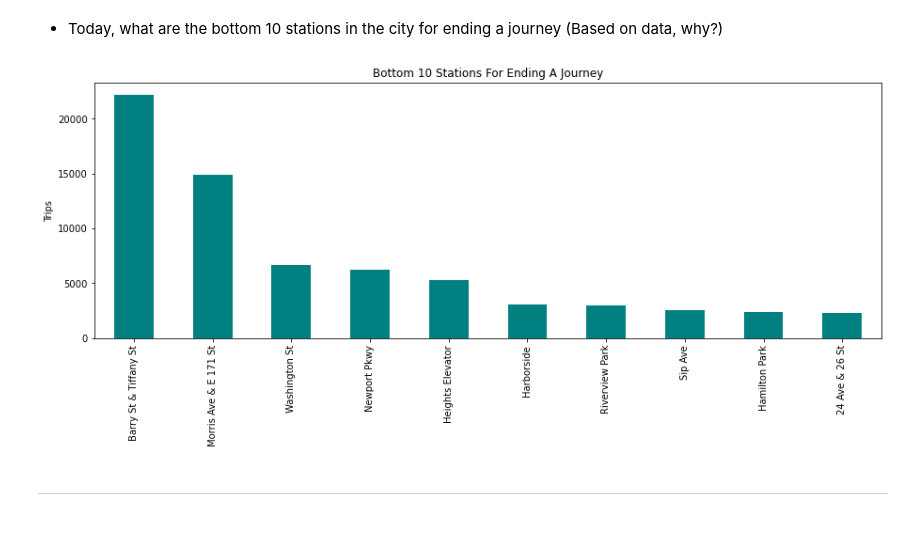
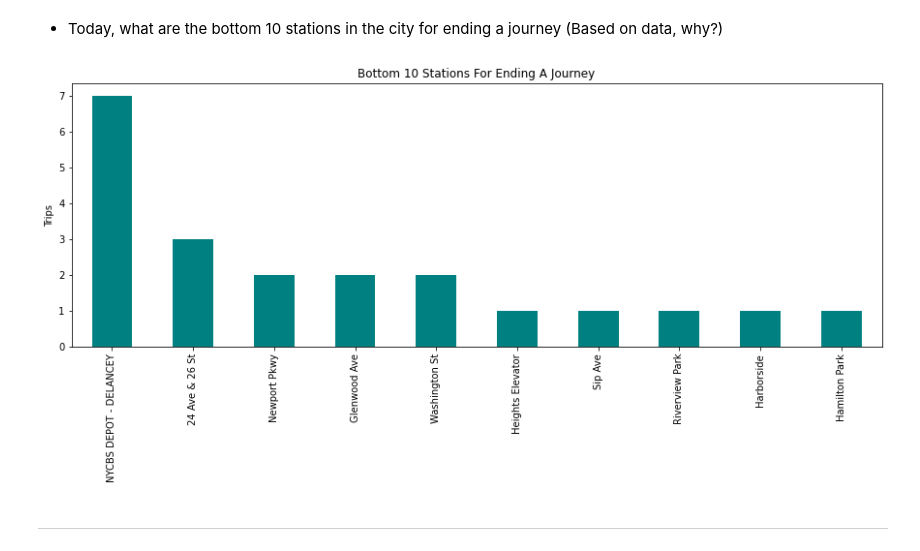
Before and after one commit to gpivaro/Tableau_HW, a Jupyter notebook: Tableu_HW_DataCleaning_NY.ipynb, the cells around one changed output. Drawn from its saved outputs; the diff is of its cells as text; code cells hidden in the pictures.

```diff
--- a/Tableu_HW_DataCleaning_NY.ipynb
+++ b/Tableu_HW_DataCleaning_NY.ipynb
@@ -269,13 +269,13 @@ ax.set_title("Bottom 10 Stations For Starting A Journey");
 # %% [markdown]
 * Today, what are the bottom 10 stations in the city for ending a journey (Based on data, why?)
 # %%
-bottom10_ending_stations = df_merged.loc[(df_merged.index >= "2020-11-01")].groupby("end station name").sum().sort_values("tripduration",ascending=True).head(10).sort_values("tripduration",ascending=False)
+bottom10_ending_stations = df_merged.loc[(df_merged.index >= "2020-11-01")].groupby("end station name").count().sort_values("tripduration",ascending=True).head(10).sort_values("tripduration",ascending=False)
 ax = bottom10_ending_stations['tripduration'].plot(kind="bar", color="teal", alpha=1,figsize=(15, 5))
 ax.set_xlabel("");
 ax.set_ylabel("Trips");
 ax.set_title("Bottom 10 Stations For Ending A Journey");
 # %% [output]
-[figure, old version]
+[figure, new version]
 # %% [markdown]
 <hr style="border-top: 3px solid gray;">
 # %% [markdown]
```
Also changed, not shown: parts of 22 cells of this notebook.
